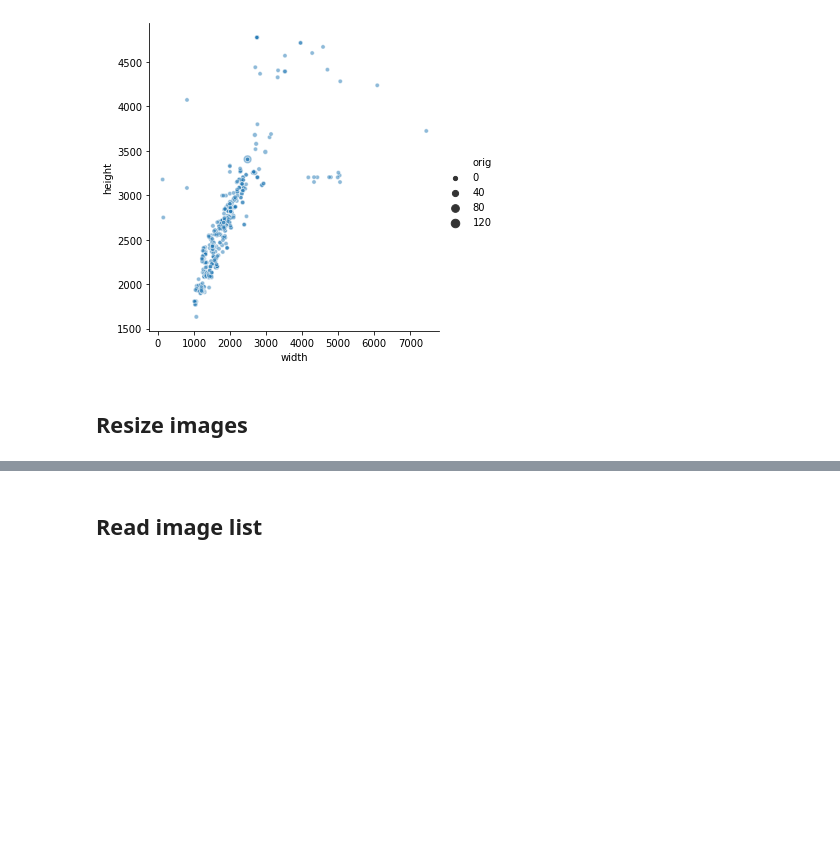
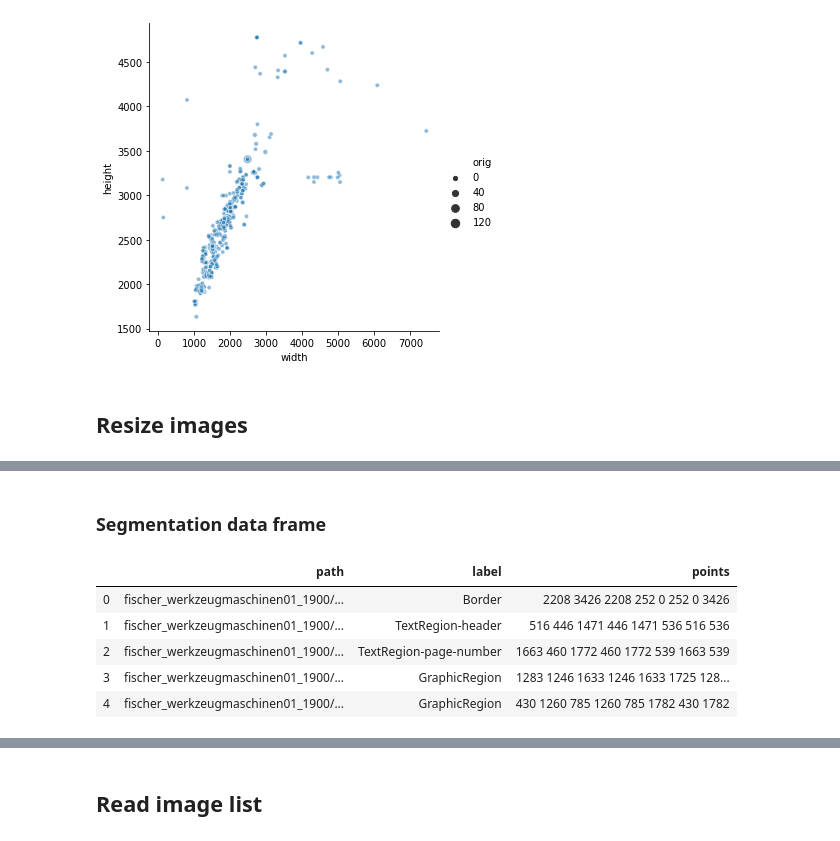
Before and after one commit to OCR-D/ocrd_segment, a Jupyter notebook: notebooks/1stOverview.ipynb, the cells around one changed output, grey strips where cells are left out. Drawn from its saved outputs; the diff is of its cells as text; code cells hidden in the pictures; blank space fills up the shorter version.

```diff
--- a/notebooks/1stOverview.ipynb
+++ b/notebooks/1stOverview.ipynb
@@ -110,0 +133,5 @@ for file in tqdm_notebook(imgfiles):
+# %%
+def ann_xml(p: PathLike) -> str:
+    xmlstr = "\n".join(open(INPUT / pathify(p)).readlines())
+    xmlstr = re.sub(' xmlns[:\w]*="[^"]+"', '', xmlstr, count=1)  # get rid of the freaking xmlns
+    return xmlstr
@@ -110,0 +147,30 @@ for file in tqdm_notebook(imgfiles):
+# %%
+def segments(path: Union[str, PosixPath]) -> List[Dict[str, str]]:
+    """ Return dict with pathname, segment label and points
+
+    Arguments:
+        path  Can be either image or annotation file path
+    """
+
+    seg = []
+    xml = ET.fromstring(ann_xml(ann_path(path)))
+    for segment in xml.findall(".//Coords/.."):
+        region_type = segment.attrib.get("type", "")
+        if region_type: region_type = "-" + region_type
+        label = segment.tag + region_type
+        points = segment.find("Coords").attrib["points"]
+        points = points.replace(',', ' ')
+        seg.append({"path": path, "label": label, "points": points})
+    return seg
+# %% [markdown]
+### Segmentation data frame
+# %%
+segments_df = pd.concat([pd.DataFrame(segments(f)) for f in imgfiles])
+segments_df.head()
+# %% [output]
+|  | path | label | points |
+| 0 | fischer_werkzeugmaschinen01_1900/... | Border | 2208 3426 2208 252 0 252 0 3426 |
+| 1 | fischer_werkzeugmaschinen01_1900/... | TextRegion-header | 516 446 1471 446 1471 536 516 536 |
+| 2 | fischer_werkzeugmaschinen01_1900/... | TextRegion-page-number | 1663 460 1772 460 1772 539 1663 539 |
+| 3 | fischer_werkzeugmaschinen01_1900/... | GraphicRegion | 1283 1246 1633 1246 1633 1725 128... |
+| 4 | fischer_werkzeugmaschinen01_1900/... | GraphicRegion | 430 1260 785 1260 785 1782 430 1782 |
```
Also changed, not shown: parts of 13 cells of this notebook, 1 other file.
